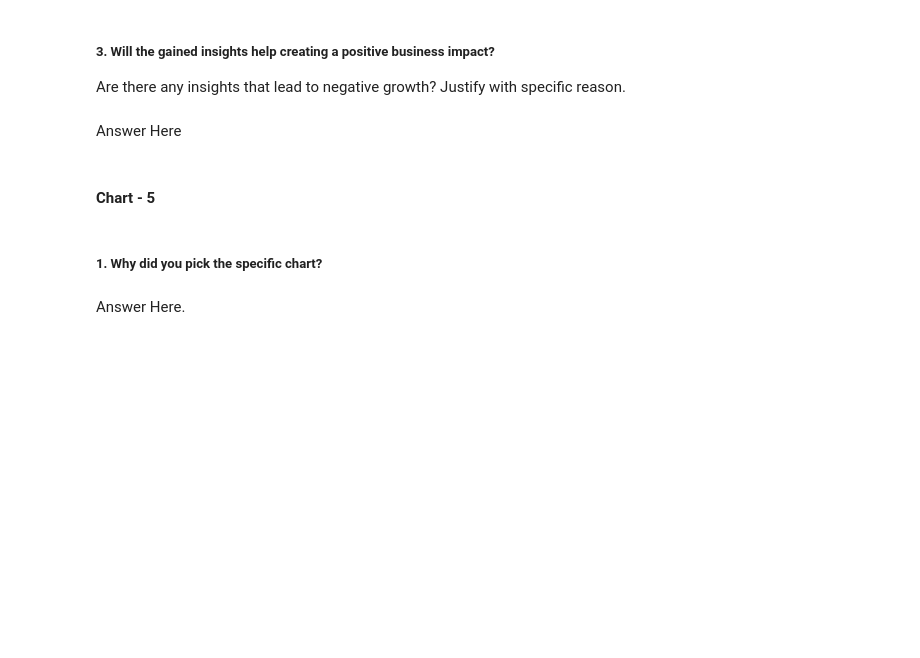
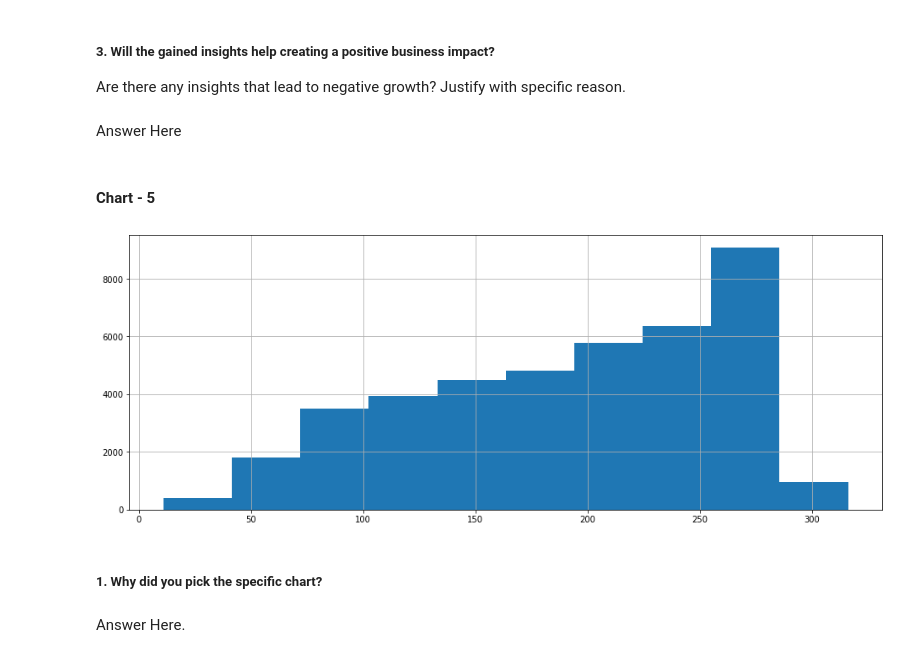
Before and after one commit to Ashif-khan033/coronavirus_tweets_sentiment_analysis, a Jupyter notebook: coronavirus_tweets_sentiment_analysis.ipynb, the cells around one changed output. Saved outputs shown, nothing was run; the diff lists cells and outputs as text; code cells hidden in the pictures; blank space fills up the shorter version.

```diff
--- a/coronavirus_tweets_sentiment_analysis.ipynb
+++ b/coronavirus_tweets_sentiment_analysis.ipynb
@@ -466,3 +488,13 @@ Answer Here
+# %%
+# Chart - 5 visualization code
+
+# plotting "OriginalTweet" column
+plt.figure(figsize=(16,6))
+plt.grid()
+plt.hist(tweet['OriginalTweet'].str.len())
+plt.show()
+# %% [output]
+[figure, added]
 # %% [markdown]
 ##### 1. Why did you pick the specific chart?
 # %% [markdown]
```
Also changed, not shown: parts of 12 cells of this notebook.
